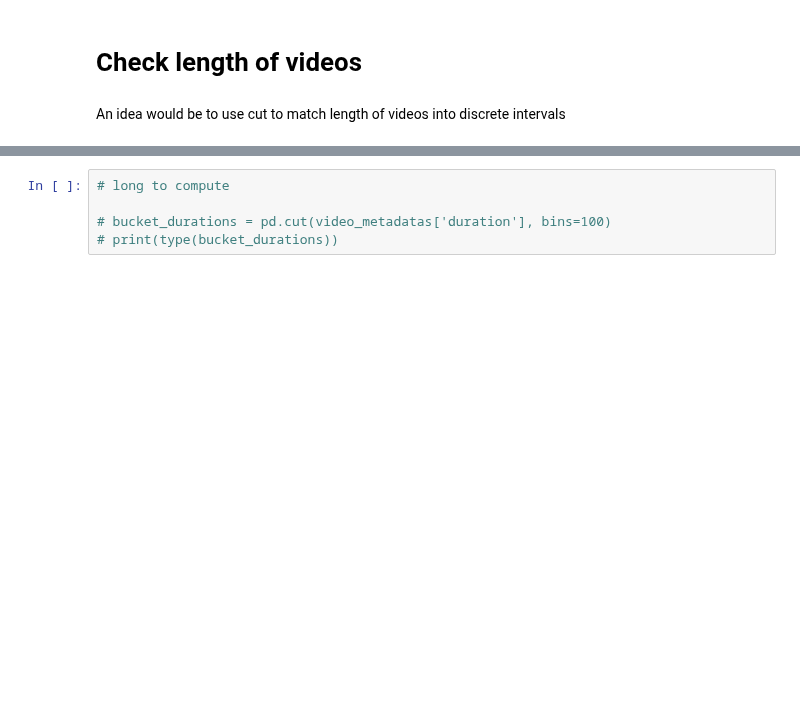
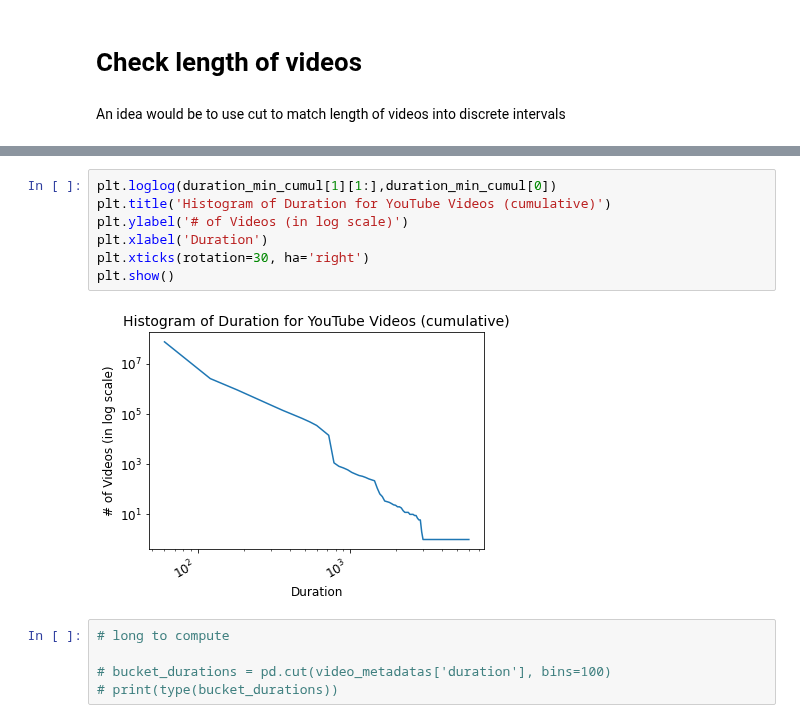
Before and after one commit to epfl-ada/ada-2022-project-adaptation, a Jupyter notebook: impl.ipynb, the cells around one changed output, grey strips where cells are left out. Drawn from its saved outputs; the diff is of its cells as text; blank space fills up the shorter version.

```diff
--- a/impl.ipynb
+++ b/impl.ipynb
@@ -46,3 +113,12 @@ An idea would be to use cut to match length of videos into discrete intervals
+# %%
+plt.loglog(duration_min_cumul[1][1:],duration_min_cumul[0])
+plt.title('Histogram of Duration for YouTube Videos (cumulative)')
+plt.ylabel('# of Videos (in log scale)')
+plt.xlabel('Duration')
+plt.xticks(rotation=30, ha='right')
+plt.show()
+# %% [output]
+[figure, added]
 # %%
 # long to compute
 
```
Also changed, not shown: parts of 14 cells of this notebook.
